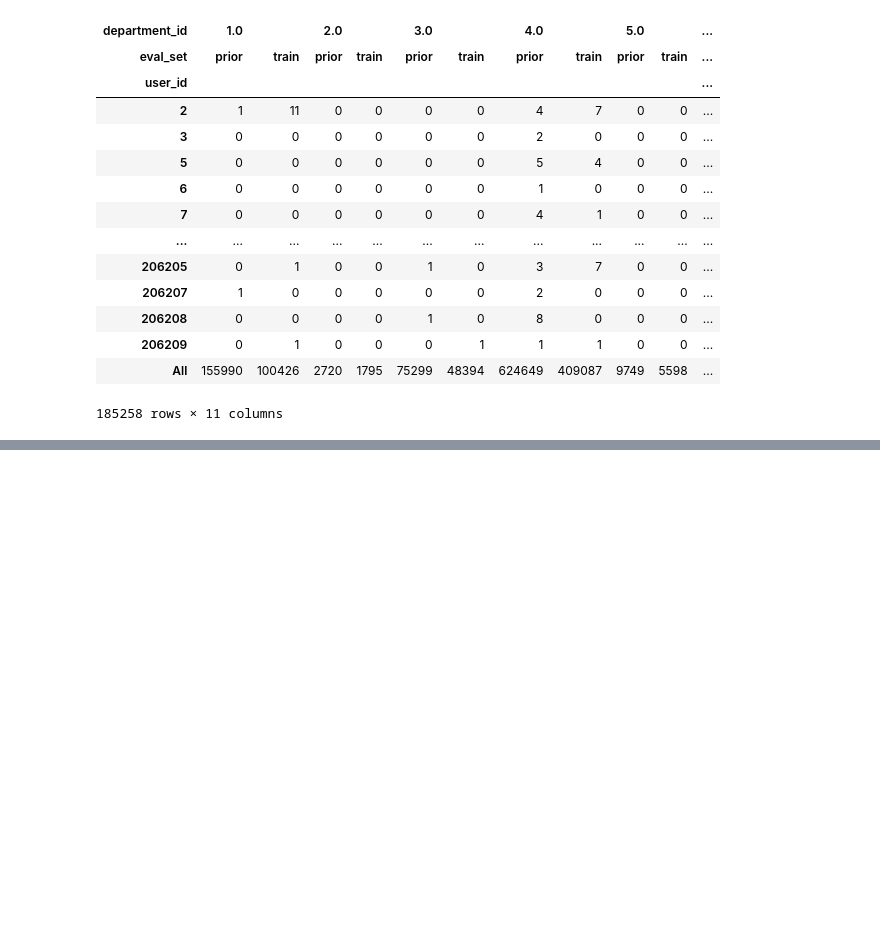
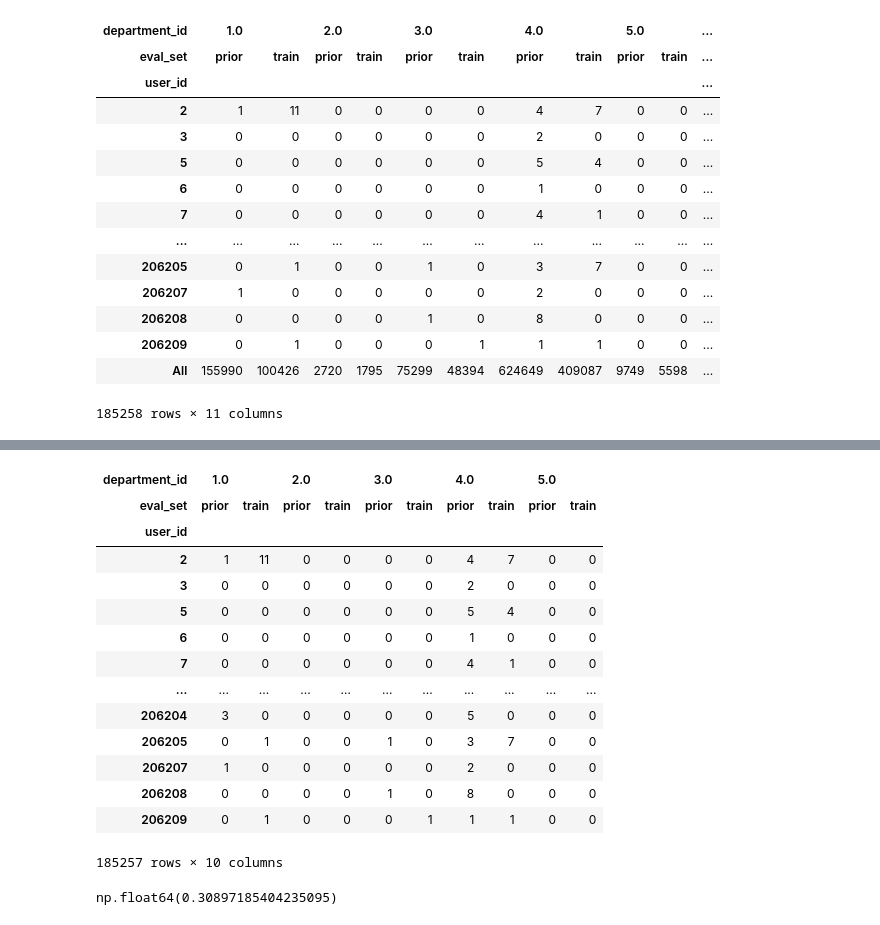
Before and after one commit to Chemmic/DataScience, a Jupyter notebook: data_science_project.ipynb, the cells around one changed output, grey strips where cells are left out. Cells and saved outputs as stored; diff of their text form; code cells hidden in the pictures; blank space fills up the shorter version.

```diff
--- a/data_science_project.ipynb
+++ b/data_science_project.ipynb
@@ -225,0 +248,35 @@ latest = (
+# %%
+crossA = pd.crosstab(
+    index=department_resolved["user_id"],
+    columns=[department_resolved["department_id"], department_resolved["eval_set"]],
+    margins=False
+)
+crossA
+# %% [output]
+| department_id | 1.0 |  | 2.0 |  | 3.0 |  | 4.0 |  | 5.0 |  |
+| eval_set | prior | train | prior | train | prior | train | prior | train | prior | train |
+| user_id |  |  |  |  |  |  |  |  |  |  |
+| 2 | 1 | 11 | 0 | 0 | 0 | 0 | 4 | 7 | 0 | 0 |
+| 3 | 0 | 0 | 0 | 0 | 0 | 0 | 2 | 0 | 0 | 0 |
+| 5 | 0 | 0 | 0 | 0 | 0 | 0 | 5 | 4 | 0 | 0 |
+| 6 | 0 | 0 | 0 | 0 | 0 | 0 | 1 | 0 | 0 | 0 |
+| 7 | 0 | 0 | 0 | 0 | 0 | 0 | 4 | 1 | 0 | 0 |
+| ... | ... | ... | ... | ... | ... | ... | ... | ... | ... | ... |
+| 206204 | 3 | 0 | 0 | 0 | 0 | 0 | 5 | 0 | 0 | 0 |
+| 206205 | 0 | 1 | 0 | 0 | 1 | 0 | 3 | 7 | 0 | 0 |
+| 206207 | 1 | 0 | 0 | 0 | 0 | 0 | 2 | 0 | 0 | 0 |
+| 206208 | 0 | 0 | 0 | 0 | 1 | 0 | 8 | 0 | 0 | 0 |
+| 206209 | 0 | 1 | 0 | 0 | 0 | 1 | 1 | 1 | 0 | 0 |
+185257 rows × 10 columns
+# %%
+#sicherstellen, dass fehlende Kombinationen als 0 behandelt werden
+crossA = crossA.fillna(0)
+
+A = crossA[(3, "prior")] > 0    # User hatte im prior mindestens 1 Produkt aus Dept 3
+
+B = crossA[(1, "train")] > 0    # User hatte im train mindestens 1 Produkt aus Dept 1
+
+p = (A & B).sum() / A.sum()
+p
+# %% [output]
+np.float64(0.30897185404235095)
```
Also changed, not shown: parts of 6 cells of this notebook.
